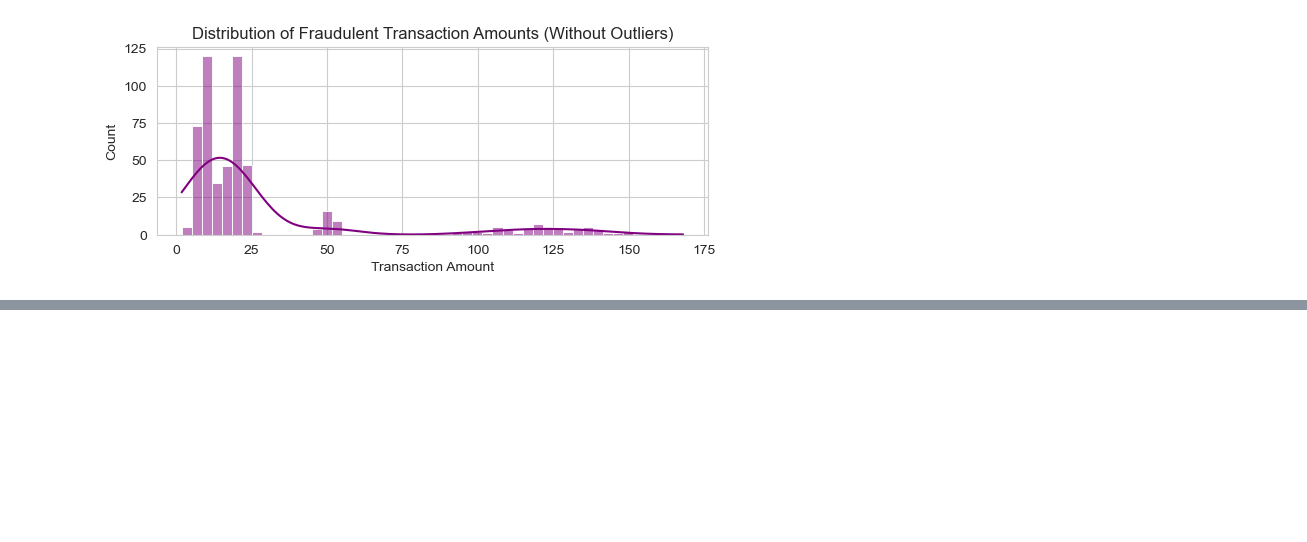
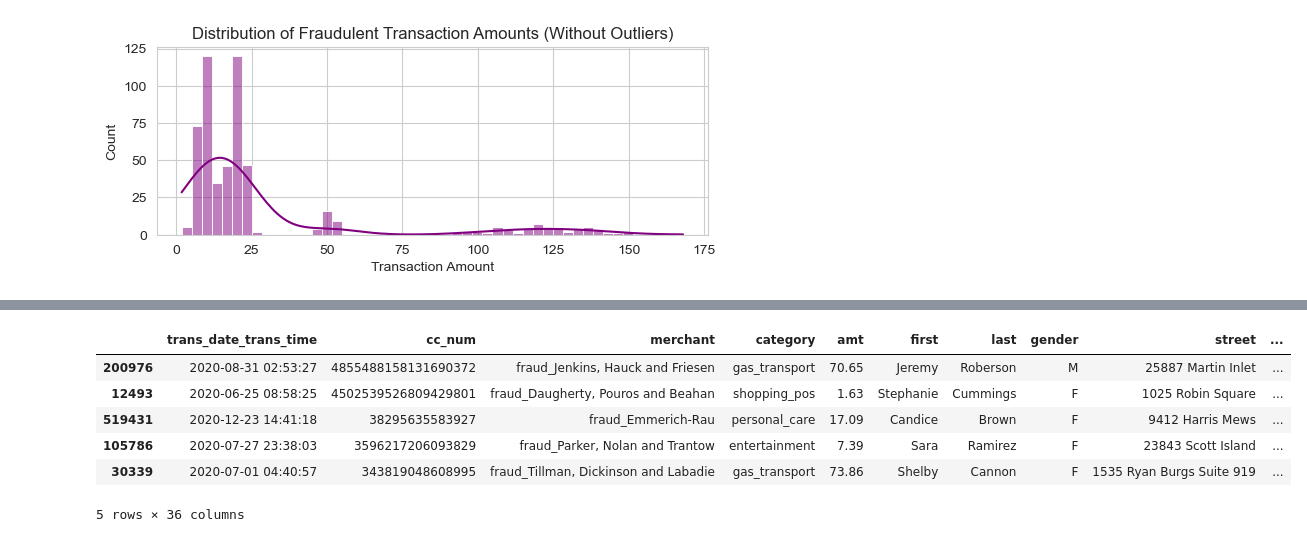
Before and after one commit to SSIN0045/TechnologyInnovationProject, a Jupyter notebook: data_preprocessing.ipynb, the cells around one changed output, grey strips where cells are left out. Saved outputs shown, nothing was run; the diff lists cells and outputs as text; code cells hidden in the pictures; blank space fills up the shorter version.

```diff
--- a/data_preprocessing.ipynb
+++ b/data_preprocessing.ipynb
@@ -741,0 +593,10 @@ rf_classifier.fit(X_train, y_train)
+# %%
+df_undersampled.head()
+# %% [output]
+|  | trans_date_trans_time | cc_num | merchant | category | amt | first | last | gender | street | ... |
+| 200976 | 2020-08-31 02:53:27 | 4855488158131690372 | fraud_Jenkins, Hauck and Friesen | gas_transport | 70.65 | Jeremy | Roberson | M | 25887 Martin Inlet | ... |
+| 12493 | 2020-06-25 08:58:25 | 4502539526809429801 | fraud_Daugherty, Pouros and Beahan | shopping_pos | 1.63 | Stephanie | Cummings | F | 1025 Robin Square | ... |
+| 519431 | 2020-12-23 14:41:18 | 38295635583927 | fraud_Emmerich-Rau | personal_care | 17.09 | Candice | Brown | F | 9412 Harris Mews | ... |
+| 105786 | 2020-07-27 23:38:03 | 3596217206093829 | fraud_Parker, Nolan and Trantow | entertainment | 7.39 | Sara | Ramirez | F | 23843 Scott Island | ... |
+| 30339 | 2020-07-01 04:40:57 | 343819048608995 | fraud_Tillman, Dickinson and Labadie | gas_transport | 73.86 | Shelby | Cannon | F | 1535 Ryan Burgs Suite 919 | ... |
+5 rows × 36 columns
```
Also changed, not shown: parts of 63 cells of this notebook.
